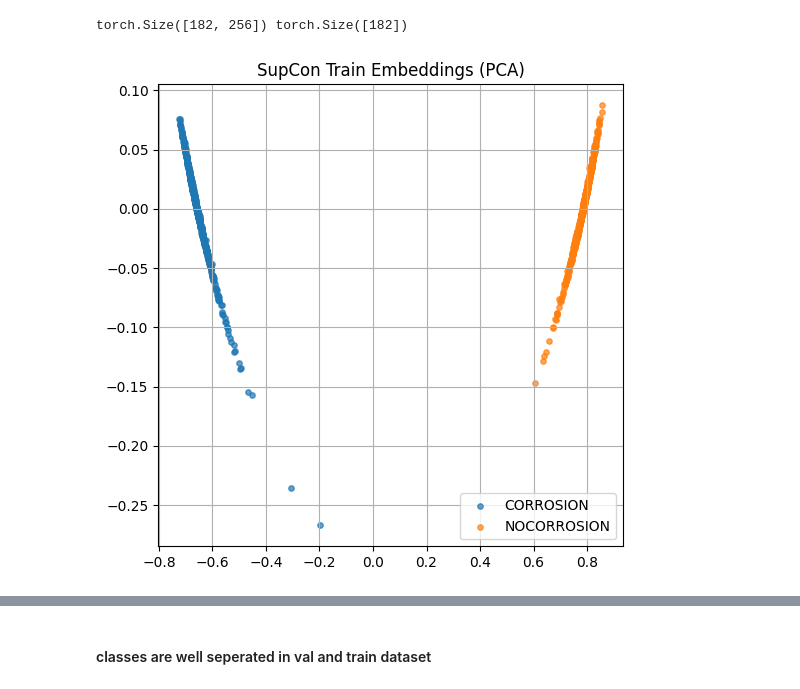
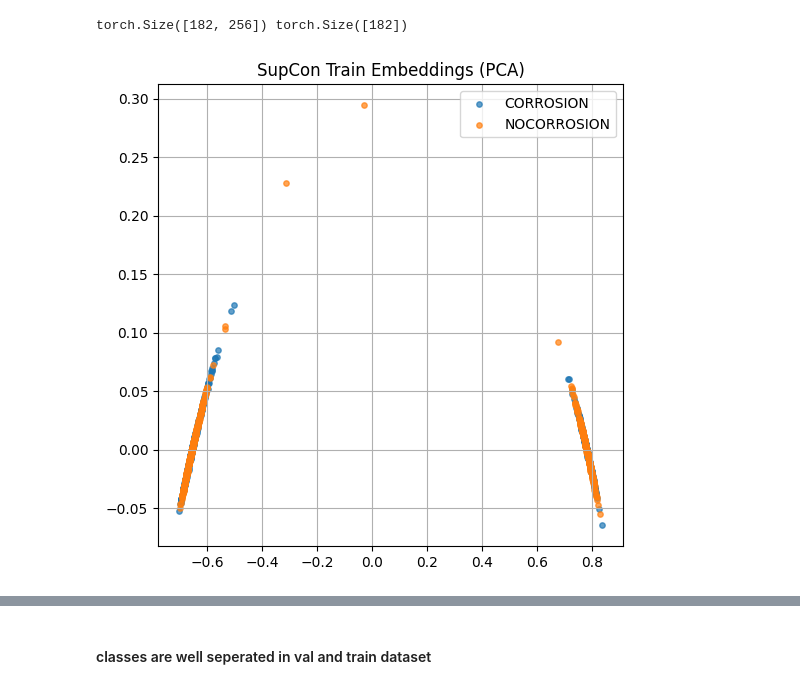
Before and after one commit to Tseng0318/ENDG511project, a Jupyter notebook: transfer.ipynb, the cells around one changed output, grey strips where cells are left out. Drawn from its saved outputs; the diff is of its cells as text; code cells hidden in the pictures.

```diff
--- a/transfer.ipynb
+++ b/transfer.ipynb
@@ -842,12 +875,25 @@ Best val Loss: 4.6319
 # %%
-# stage 2 unfreeze layer 4 plus head
+# Stage 2: unfreeze layer4 + projection head
 set_trainable(model, train_backbone=True, layer4_only=True)
-optimizer = torch.optim.AdamW(filter(lambda p: p.requires_grad, model.parameters()),
-                              lr=1e-4, weight_decay=1e-4)
 
-model, history_l4 = train_supcon(model, criterion, optimizer,
-                                 scheduler=None, num_epochs=8,
-                                 best_path="best_supcon_l4.pt")
+optimizer = torch.optim.AdamW(
+    filter(lambda p: p.requires_grad, model.parameters()),
+    lr=1e-4,
+    weight_decay=1e-4
+)
+
+model, history_l4 = train_supcon(
+    model=model,
+    supcon_criterion=criterion,
+    optimizer=optimizer,
+    train_loader=train_loader,
+    val_loader=test_eval_loader,
+    train_ds=train_supcon_ds,
+    val_ds=test_eval_ds,
+    scheduler=None,
+    num_epochs=8,
+    best_path="best_supcon_l4.pt"
+)
 # %% [output]
 Epoch 1/8
 ----------
@@ -931,9 +977,12 @@ def plot_2d(Z2, y, class_names, title="embedding PCA"):
     plt.grid(True)
     plt.show()
 # %%
-Z_train2, _, _ = pca_2d(Z_train)
-
-plot_2d(Z_train2, Y_train, val_ds.classes,
-        title="SupCon Train Embeddings (PCA)")
+Z2, V, mean = pca_2d(Z_train)
+plot_2d(
+    Z2,
+    y_train,
+    train_supcon_ds.classes,
+    title="SupCon Train Embeddings (PCA)"
+)
 # %% [output]
-[figure, old version]
+[figure, new version]
```
Also changed, not shown: parts of 15 cells of this notebook.
